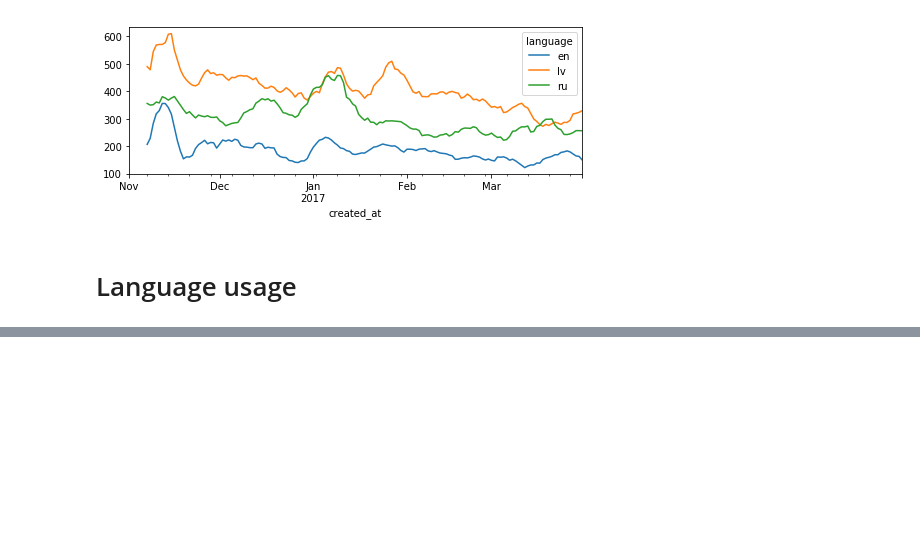
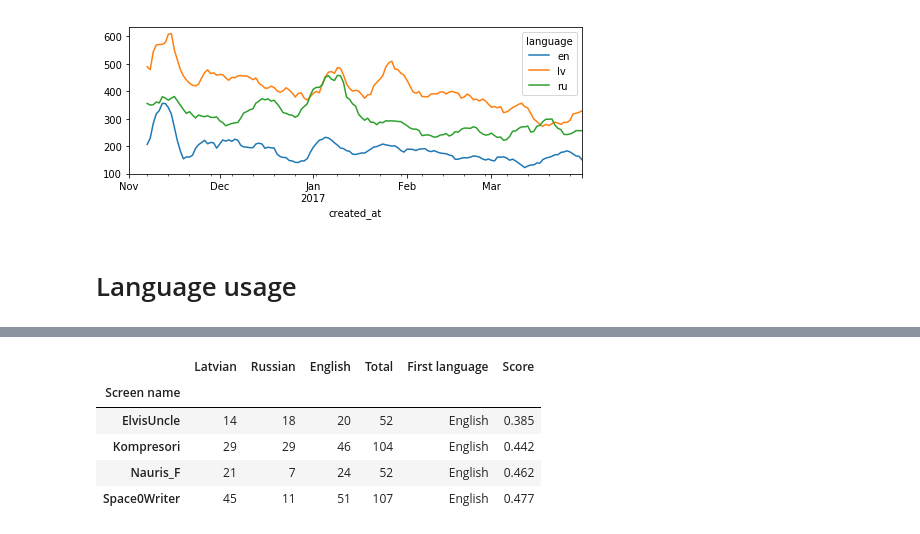
Before and after one commit to dimazest/2017-lv-corpus, a Jupyter notebook: supplement/notebook.ipynb, the cells around one changed output, grey strips where cells are left out. Saved outputs shown, nothing was run; the diff lists cells and outputs as text; code cells hidden in the pictures; blank space fills up the shorter version.

```diff
--- a/supplement/notebook.ipynb
+++ b/supplement/notebook.ipynb
@@ -86,0 +102,9 @@ sn_lang['First language'] = sn_lang[['Latvian', 'Russian', 'English']].apply((la
+# %%
+sn_lang[sn_lang['Score'] < 0.4875].sort_values('Score')
+# %% [output]
+|  | Latvian | Russian | English | Total | First language | Score |
+| Screen name |  |  |  |  |  |  |
+| ElvisUncle | 14 | 18 | 20 | 52 | English | 0.385 |
+| Kompresori | 29 | 29 | 46 | 104 | English | 0.442 |
+| Nauris_F | 21 | 7 | 24 | 52 | English | 0.462 |
+| Space0Writer | 45 | 11 | 51 | 107 | English | 0.477 |
```
Also changed, not shown: parts of 23 cells of this notebook, 5 other files.
